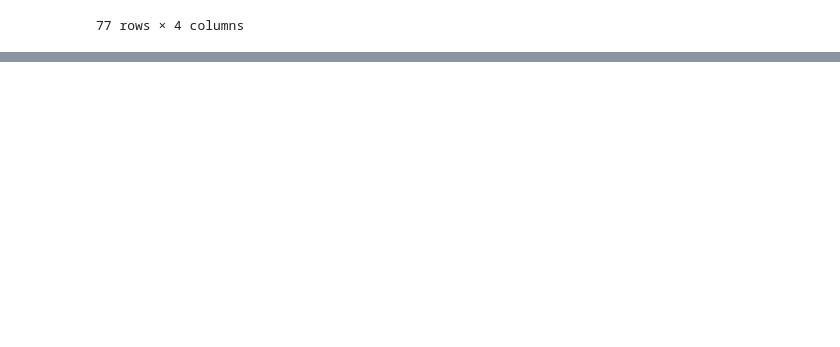
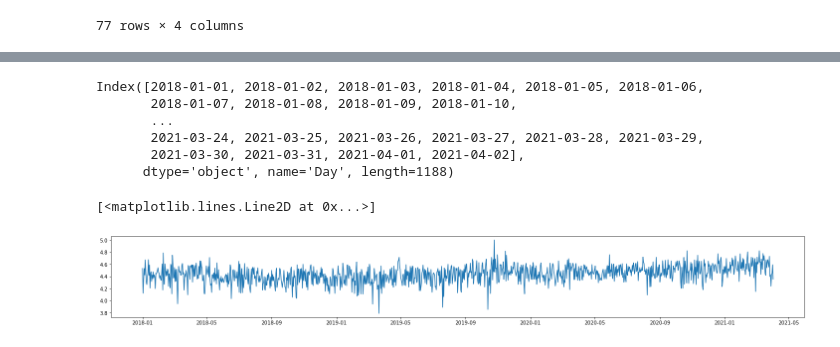
Before and after one commit to jonasbartz/python, a Jupyter notebook: data-analysis-visualisation/review-analysis.ipynb, the cells around one changed output, grey strips where cells are left out. Drawn from its saved outputs; the diff is of its cells as text; code cells hidden in the pictures; blank space fills up the shorter version.

Commit message:
data analysis update

```diff
--- a/data-analysis-visualisation/review-analysis.ipynb
+++ b/data-analysis-visualisation/review-analysis.ipynb
@@ -116,3 +117,8 @@ data[data["Comment"].str.contains("accent", na=False)]
 | 44483 | The Python Mega Course: Build 10 ... | 2018-01-11 05:06:48+00:00 | 3.0 | Speakers accent was a bit difficu... |
 | 44617 | The Python Mega Course: Build 10 ... | 2018-01-08 18:39:34+00:00 | 5.0 | First course that actually covers... |
 77 rows × 4 columns
+# %%
+data["Day"] = data["Timestamp"].dt.date
+
+day_average = data.groupby(["Day"]).mean()
+day_average.head()
@@ -118,0 +133,15 @@ data[data["Comment"].str.contains("accent", na=False)]
+# %%
+day_average.index
+# %% [output]
+Index([2018-01-01, 2018-01-02, 2018-01-03, 2018-01-04, 2018-01-05, 2018-01-06,
+       2018-01-07, 2018-01-08, 2018-01-09, 2018-01-10,
+       ...
+       2021-03-24, 2021-03-25, 2021-03-26, 2021-03-27, 2021-03-28, 2021-03-29,
+       2021-03-30, 2021-03-31, 2021-04-01, 2021-04-02],
+      dtype='object', name='Day', length=1188)
+# %%
+plt.figure(figsize=(25, 3))
+plt.plot(day_average.index, day_average["Rating"])
+# %% [output]
+[<matplotlib.lines.Line2D at 0x...>]
+[figure, added]
```
Also changed, not shown: parts of 8 cells of this notebook.
